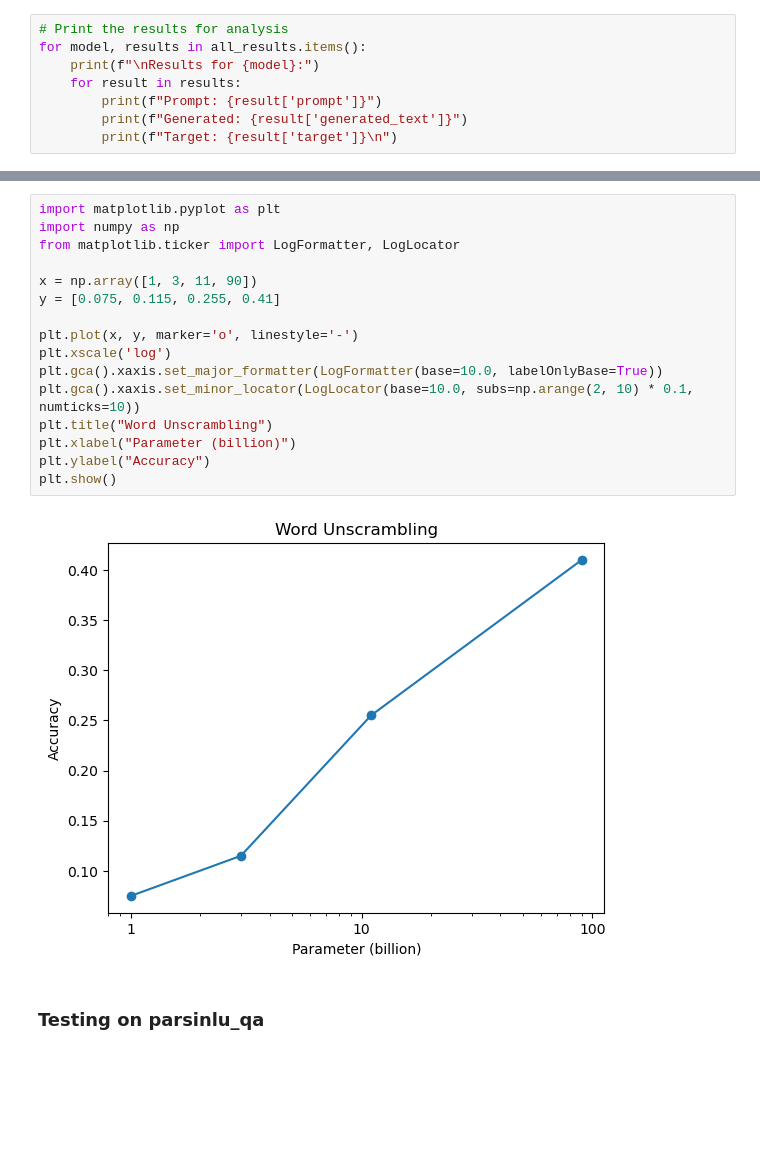
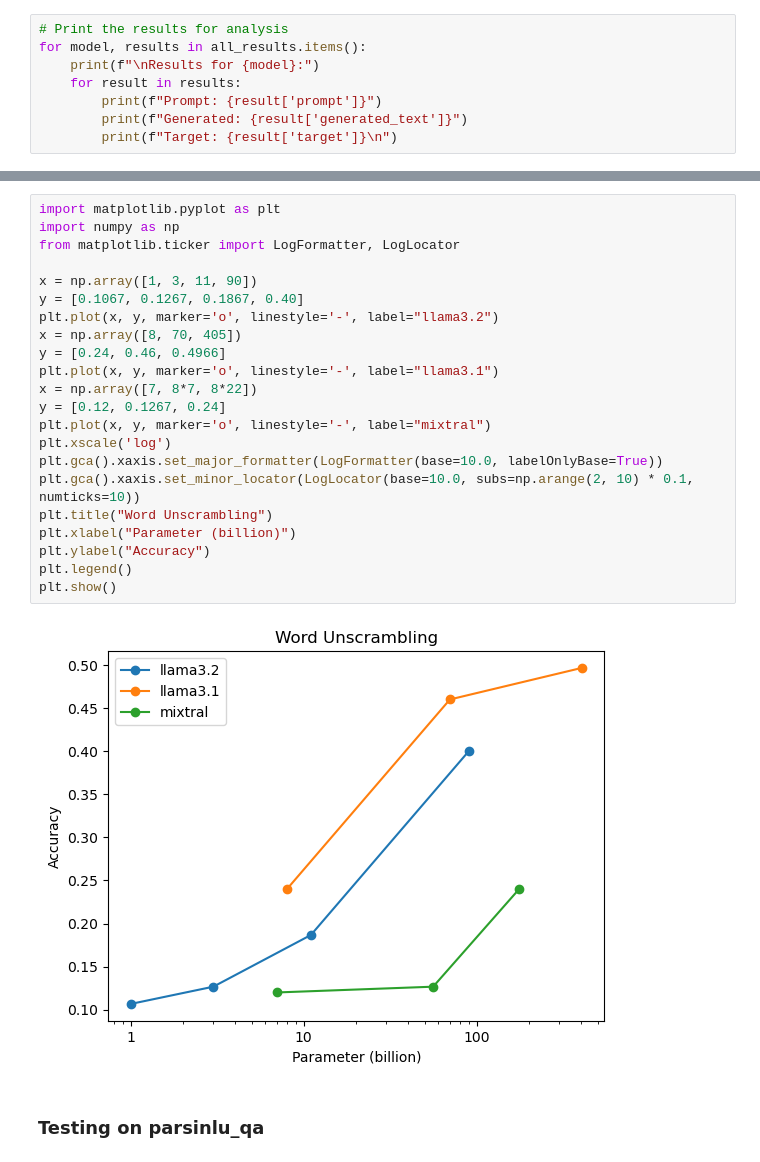
Before and after one commit to ShawnaSong/CS598TZ_24FA, a Jupyter notebook: CS598TZ_llama3test.ipynb, the cells around one changed output, grey strips where cells are left out. Saved outputs shown, nothing was run; the diff lists cells and outputs as text; blank space fills up the shorter version.

```diff
--- a/CS598TZ_llama3test.ipynb
+++ b/CS598TZ_llama3test.ipynb
@@ -508,21 +556,27 @@ Accuracy for mixtral-8x7b-instruct: 0.00%
 # %%
 import matplotlib.pyplot as plt
 import numpy as np
 from matplotlib.ticker import LogFormatter, LogLocator
 
 x = np.array([1, 3, 11, 90])
-y = [0.075, 0.115, 0.255, 0.41]
-
-plt.plot(x, y, marker='o', linestyle='-')
+y = [0.1067, 0.1267, 0.1867, 0.40]
+plt.plot(x, y, marker='o', linestyle='-', label="llama3.2")
+x = np.array([8, 70, 405])
+y = [0.24, 0.46, 0.4966]
+plt.plot(x, y, marker='o', linestyle='-', label="llama3.1")
+x = np.array([7, 8*7, 8*22])
+y = [0.12, 0.1267, 0.24]
+plt.plot(x, y, marker='o', linestyle='-', label="mixtral")
 plt.xscale('log')
 plt.gca().xaxis.set_major_formatter(LogFormatter(base=10.0, labelOnlyBase=True))
 plt.gca().xaxis.set_minor_locator(LogLocator(base=10.0, subs=np.arange(2, 10) * 0.1, numticks=10))
 plt.title("Word Unscrambling")
 plt.xlabel("Parameter (billion)")
 plt.ylabel("Accuracy")
+plt.legend()
 plt.show()
 # %% [output]
-[figure, old version]
+[figure, new version]
 # %% [markdown]
 ### Testing on parsinlu_qa
 # %%
```
Also changed, not shown: parts of 18 cells of this notebook, 1 other file.
